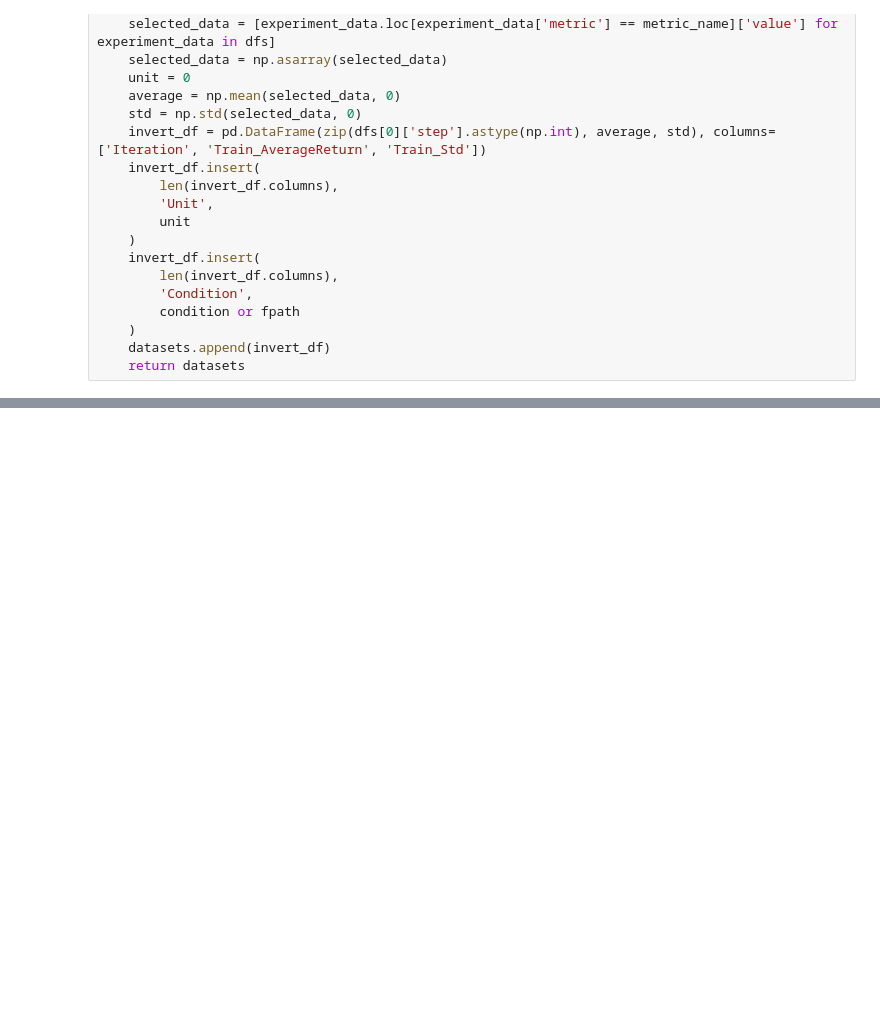
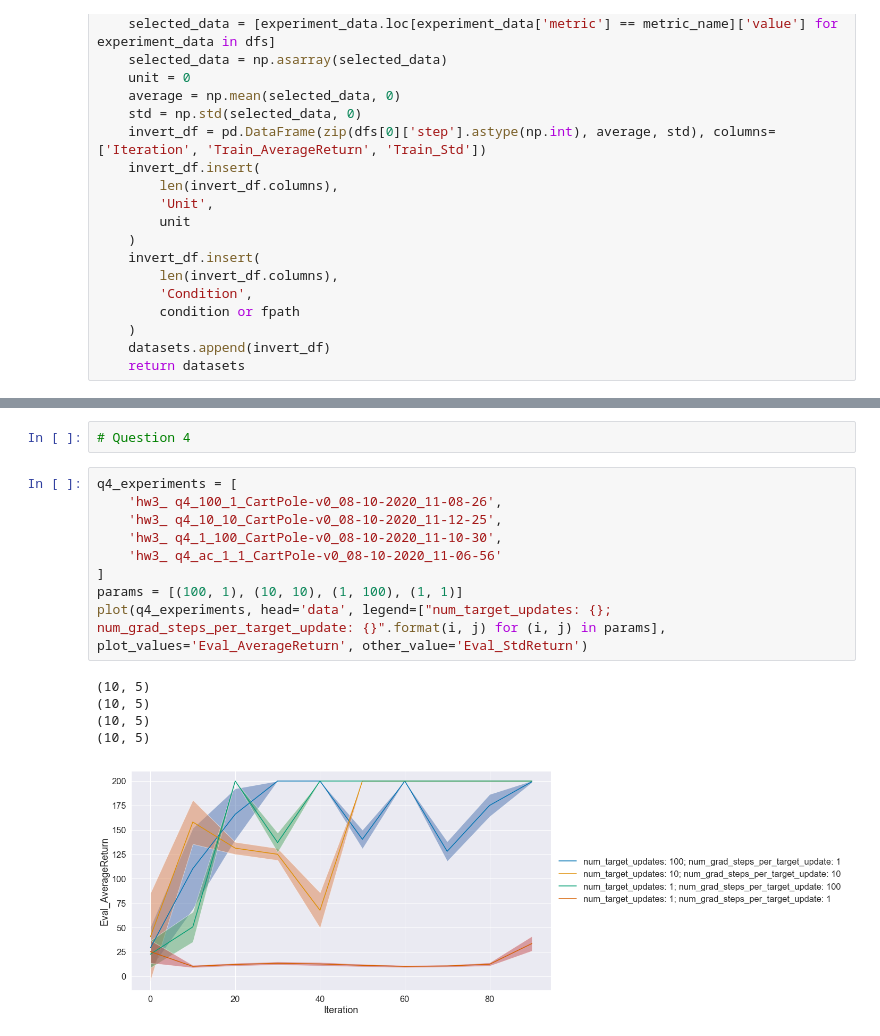
Before and after one commit to Max-Fu/homework_fall2020, a Jupyter notebook: hw3/cs285/visualization.ipynb, the cells around one changed output, grey strips where cells are left out. Cells and saved outputs as stored; diff of their text form; blank space fills up the shorter version.

```diff
--- a/hw3/cs285/visualization.ipynb
+++ b/hw3/cs285/visualization.ipynb
@@ -282,0 +243,17 @@ plot(q4_experiments, head='data', legend=None, plot_values='Eval_AverageReturn',
+# %%
+# Question 4
+# %%
+q4_experiments = [
+    'hw3_ q4_100_1_CartPole-v0_08-10-2020_11-08-26',
+    'hw3_ q4_10_10_CartPole-v0_08-10-2020_11-12-25',
+    'hw3_ q4_1_100_CartPole-v0_08-10-2020_11-10-30',
+    'hw3_ q4_ac_1_1_CartPole-v0_08-10-2020_11-06-56'
+]
+params = [(100, 1), (10, 10), (1, 100), (1, 1)]
+plot(q4_experiments, head='data', legend=["num_target_updates: {}; num_grad_steps_per_target_update: {}".format(i, j) for (i, j) in params], plot_values='Eval_AverageReturn', other_value='Eval_StdReturn')
+# %% [output]
+(10, 5)
+(10, 5)
+(10, 5)
+(10, 5)
+[figure, added]
```
Also changed, not shown: parts of 16 cells of this notebook.
